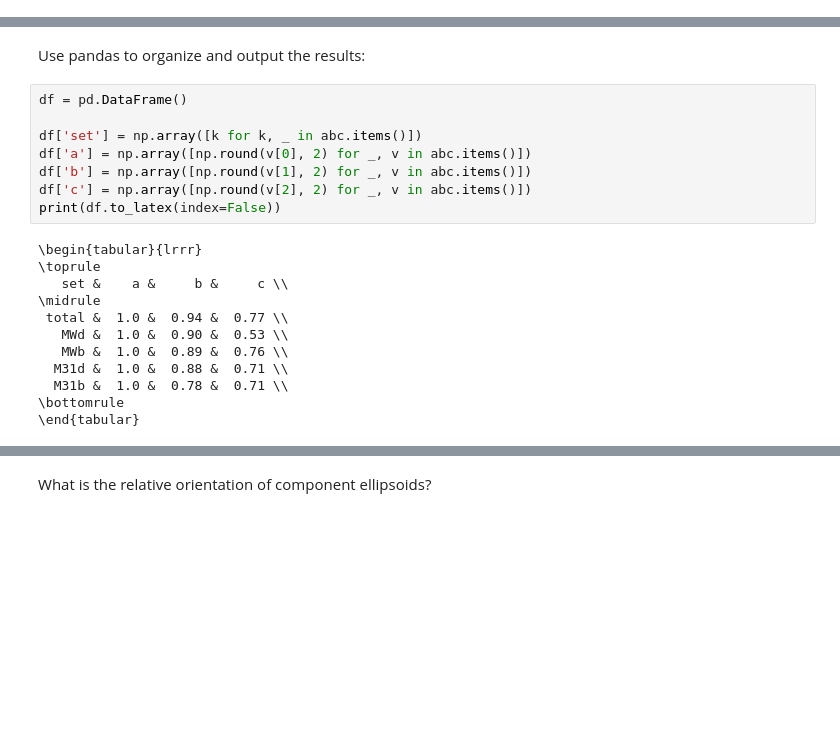
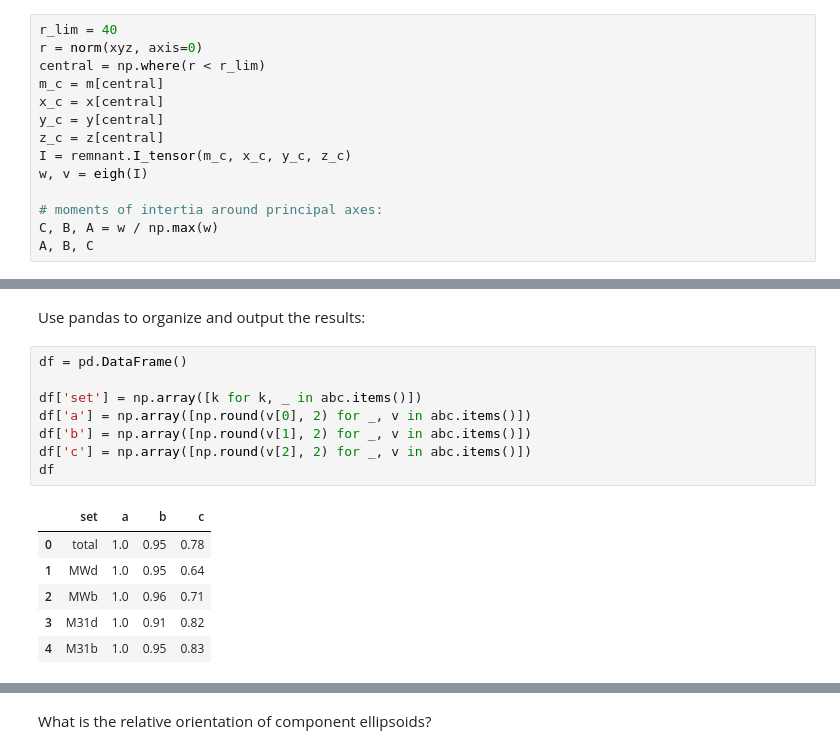
Before and after one commit to colinleach/400B_Leach, a Jupyter notebook: Project/notebooks/Remnant_mass.ipynb, the cells around one changed output, grey strips where cells are left out. Cells and saved outputs as stored; diff of their text form; blank space fills up the shorter version.

Commit message:
fixed I-tensor stuff to limit radius of interest

```diff
--- a/Project/notebooks/Remnant_mass.ipynb
+++ b/Project/notebooks/Remnant_mass.ipynb
@@ -128,0 +137,14 @@ M31b = get_where('M31', 3)
+# %%
+r_lim = 40
+r = norm(xyz, axis=0)
+central = np.where(r < r_lim)
+m_c = m[central]
+x_c = x[central]
+y_c = y[central]
+z_c = z[central]
+I = remnant.I_tensor(m_c, x_c, y_c, z_c)
+w, v = eigh(I)
+
+# moments of intertia around principal axes:
+C, B, A = w / np.max(w)
+A, B, C
@@ -165,20 +184,15 @@ Use pandas to organize and output the results:
 # %%
 df = pd.DataFrame()
 
 df['set'] = np.array([k for k, _ in abc.items()])
 df['a'] = np.array([np.round(v[0], 2) for _, v in abc.items()])
 df['b'] = np.array([np.round(v[1], 2) for _, v in abc.items()])
 df['c'] = np.array([np.round(v[2], 2) for _, v in abc.items()])
-print(df.to_latex(index=False))
+df
 # %% [output]
-\begin{tabular}{lrrr}
-\toprule
-   set &    a &     b &     c \\
-\midrule
- total &  1.0 &  0.94 &  0.77 \\
-   MWd &  1.0 &  0.90 &  0.53 \\
-   MWb &  1.0 &  0.89 &  0.76 \\
-  M31d &  1.0 &  0.88 &  0.71 \\
-  M31b &  1.0 &  0.78 &  0.71 \\
-\bottomrule
-\end{tabular}
+|  | set | a | b | c |
+| 0 | total | 1.0 | 0.95 | 0.78 |
+| 1 | MWd | 1.0 | 0.95 | 0.64 |
+| 2 | MWb | 1.0 | 0.96 | 0.71 |
+| 3 | M31d | 1.0 | 0.91 | 0.82 |
+| 4 | M31b | 1.0 | 0.95 | 0.83 |
```
Also changed, not shown: parts of 9 cells of this notebook, 4 other files.
